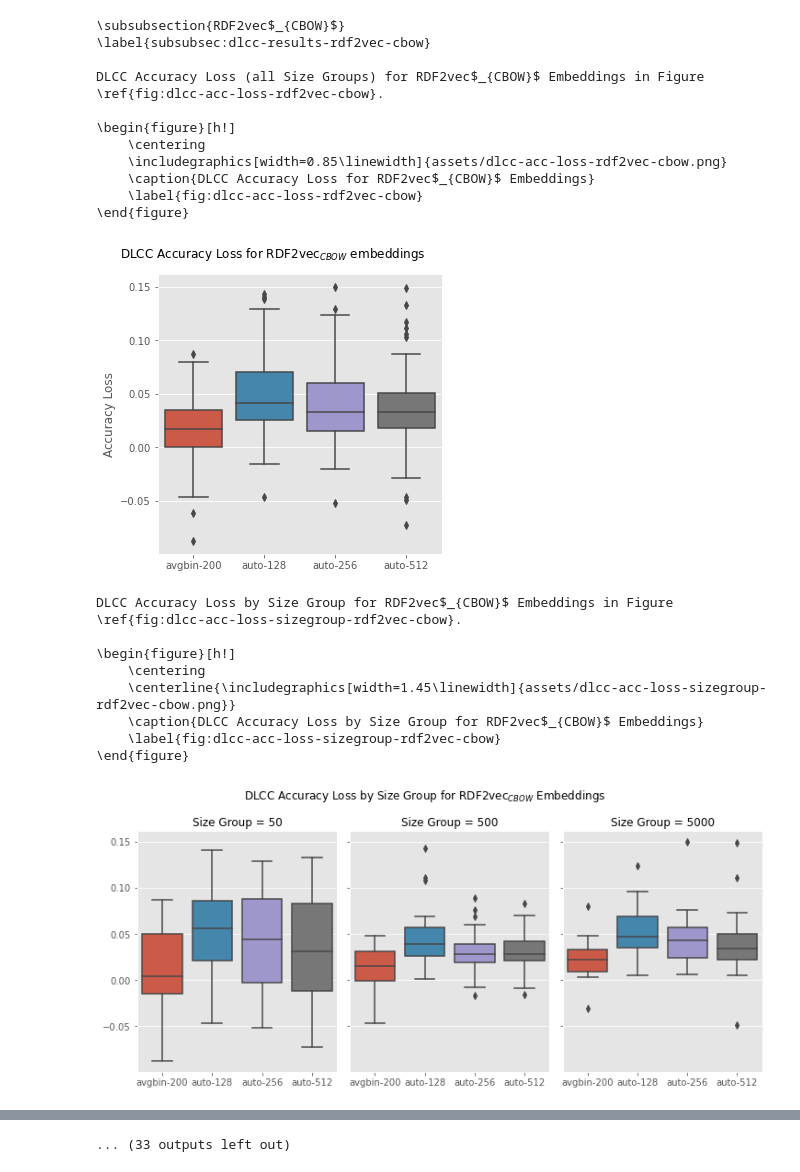
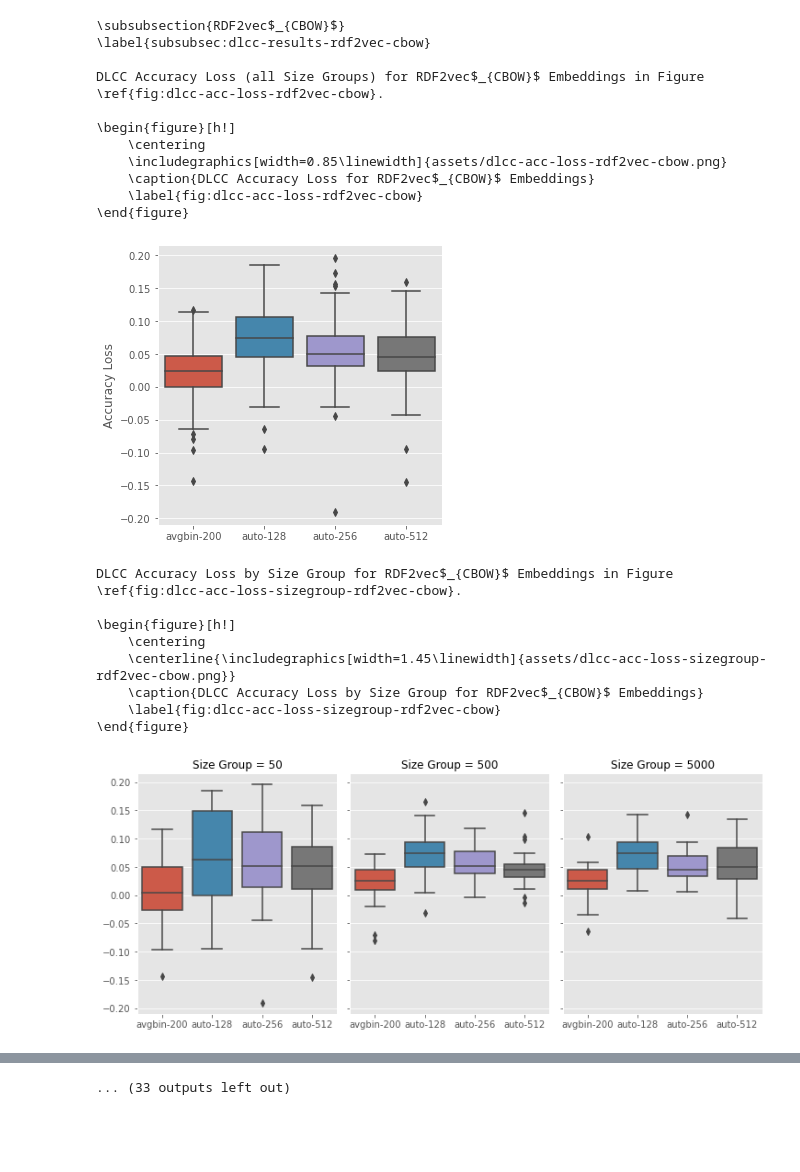
Before and after one commit to vitor-faria/kgembeddings-binarization, a Jupyter notebook: notebooks/analyze_dlcc.ipynb, the cells around one changed output, grey strips where cells are left out. Saved outputs shown, nothing was run; the diff lists cells and outputs as text; code cells hidden in the pictures; blank space fills up the shorter version.

```diff
--- a/notebooks/analyze_dlcc.ipynb
+++ b/notebooks/analyze_dlcc.ipynb
@@ -70,5 +104,5 @@ df[df["coverage"]<= 0.5][["TC Collection", "Size Group", "coverage", "embedding_
 # %%
-df['rank'] = df[df['coverage']>=0.5].groupby(by=[
+df['rank'] = df[df['coverage']>=0].groupby(by=[
     'Vector Name',
     'TC Collection',
     'Size Group',
@@ -494,25 +409,3 @@ def get_latex_table_acc(embedding_type, group_size):
             "auto-512",
         ]
     )
-# %%
-embedding_type = "ComplEx"
-group_size = 5000
-
-latex_table_print = highlight_best_scores(reorganize_latex_table(get_latex_table_acc(embedding_type, group_size)))
-# print(highlight_best_scores(df_sig_not_worst_latex))
-
-
-print(embedding_type + f" {group_size}" + "\n\n" + latex_table_print + "\n\n")
-
-print(highlight_best_scores(latex_table_print))
-
-df_bestscores[
-    (df_bestscores["embedding_type"]==embedding_type)
-    & (df_bestscores["Size Group"]==group_size)
-    & (df_bestscores["embedding_variant"]!="original-200")
-].drop(columns=[
-    "Size Group",
-    "embedding_type",
-    "embedding_variant",
-    "pvalue_worse_than_original",
-])
@@ -550,19 +412,5 @@ tc02-hard  &         0.608  &       0.579  &    \textbf{0.621} &     0.570  &
 # %%
-emb_types_ordered = [
-    'RDF2vec$_{CBOW}$',
-    'RDF2vec$_{CBOW-OA}$',
-    'RDF2vec$_{SG}$',
-    'RDF2vec$_{SG-OA}$',
-    'ComplEx',
-    'DistMult',
-    'RESCAL',
-    'RotatE',
-    'TransE-L1',
-    'TransE-L2',
-    'TransR',
-]
-
-for embedding_type in emb_types_ordered: #df_bestscores['embedding_type'].unique():
+for embedding_type in emb_types_ordered:
     embedding_type_lower = str.lower(embedding_type).replace("_", "-")
     embedding_type_lower = embedding_type_lower.replace("{", "")
     embedding_type_lower = embedding_type_lower.replace("}", "")
@@ -584,7 +432,7 @@ for embedding_type in emb_types_ordered: #df_bestscores['embedding_type'].unique
 
     g.set_axis_labels("", "Accuracy Loss")
     g.fig.subplots_adjust(top=0.9)
-    g.fig.suptitle(f'DLCC Accuracy Loss for {embedding_type} embeddings')
+#     g.fig.suptitle(f'DLCC Accuracy Loss for {embedding_type} embeddings')
 
     plt.savefig(f"assets/dlcc-acc-loss-{embedding_type_lower}.png")
 
@@ -613,7 +461,7 @@ for embedding_type in emb_types_ordered: #df_bestscores['embedding_type'].unique
 
     g.set_axis_labels("", "")
     g.fig.subplots_adjust(top=0.85)
-    g.fig.suptitle(f'DLCC Accuracy Loss by Size Group for {embedding_type} Embeddings')
+#     g.fig.suptitle(f'DLCC Accuracy Loss by Size Group for {embedding_type} Embeddings')
 
     plt.savefig(f"assets/dlcc-acc-loss-sizegroup-{embedding_type_lower}.png")
 
@@ -623,34 +471,34 @@ for embedding_type in emb_types_ordered: #df_bestscores['embedding_type'].unique
     print("    \centerline{\includegraphics[width=1.45\linewidth]{assets/dlcc-acc-loss-sizegroup-"+embedding_type_lower+".png}}")
     print("    \caption{DLCC Accuracy Loss by Size Group for "+embedding_type+" Embeddings}")
     print("    \label{fig:dlcc-acc-loss-sizegroup-"+embedding_type_lower+"}")
     print("\end{figure}")
 
     plt.show()
 
     # for group_size in [50, 500, 5000]:
     group_size=5000
     latex_table_print = highlight_best_scores(
         reorganize_latex_table(
             get_latex_table_acc(embedding_type, group_size)
         )
     )
 
     print("Accuracy scores for "+embedding_type+" Embeddings in all test collections of size 5000 in table \\ref{tab:dlcc-acc-"+embedding_type_lower+"-5000}.\n\n")
 
     print(latex_table_print + "\n\n")
 # %% [output]
 \subsubsection{RDF2vec$_{CBOW}$}
 \label{subsubsec:dlcc-results-rdf2vec-cbow}
 
 DLCC Accuracy Loss (all Size Groups) for RDF2vec$_{CBOW}$ Embeddings in Figure \ref{fig:dlcc-acc-loss-rdf2vec-cbow}.
 
 \begin{figure}[h!]
     \centering
     \includegraphics[width=0.85\linewidth]{assets/dlcc-acc-loss-rdf2vec-cbow.png}
     \caption{DLCC Accuracy Loss for RDF2vec$_{CBOW}$ Embeddings}
     \label{fig:dlcc-acc-loss-rdf2vec-cbow}
 \end{figure}
-[figure, old version]
+[figure, new version]
 DLCC Accuracy Loss by Size Group for RDF2vec$_{CBOW}$ Embeddings in Figure \ref{fig:dlcc-acc-loss-sizegroup-rdf2vec-cbow}.
 
 \begin{figure}[h!]
@@ -659,7 +507,7 @@ DLCC Accuracy Loss by Size Group for RDF2vec$_{CBOW}$ Embeddings in Figure \ref{
     \caption{DLCC Accuracy Loss by Size Group for RDF2vec$_{CBOW}$ Embeddings}
     \label{fig:dlcc-acc-loss-sizegroup-rdf2vec-cbow}
 \end{figure}
-[figure, old version]
+[figure, new version]
 Accuracy scores for RDF2vec$_{CBOW}$ Embeddings in all test collections of size 5000 in table \ref{tab:dlcc-acc-rdf2vec-cbow-5000}.
 
 
```
Also changed, not shown: parts of 23 cells of this notebook, 8 other files.
